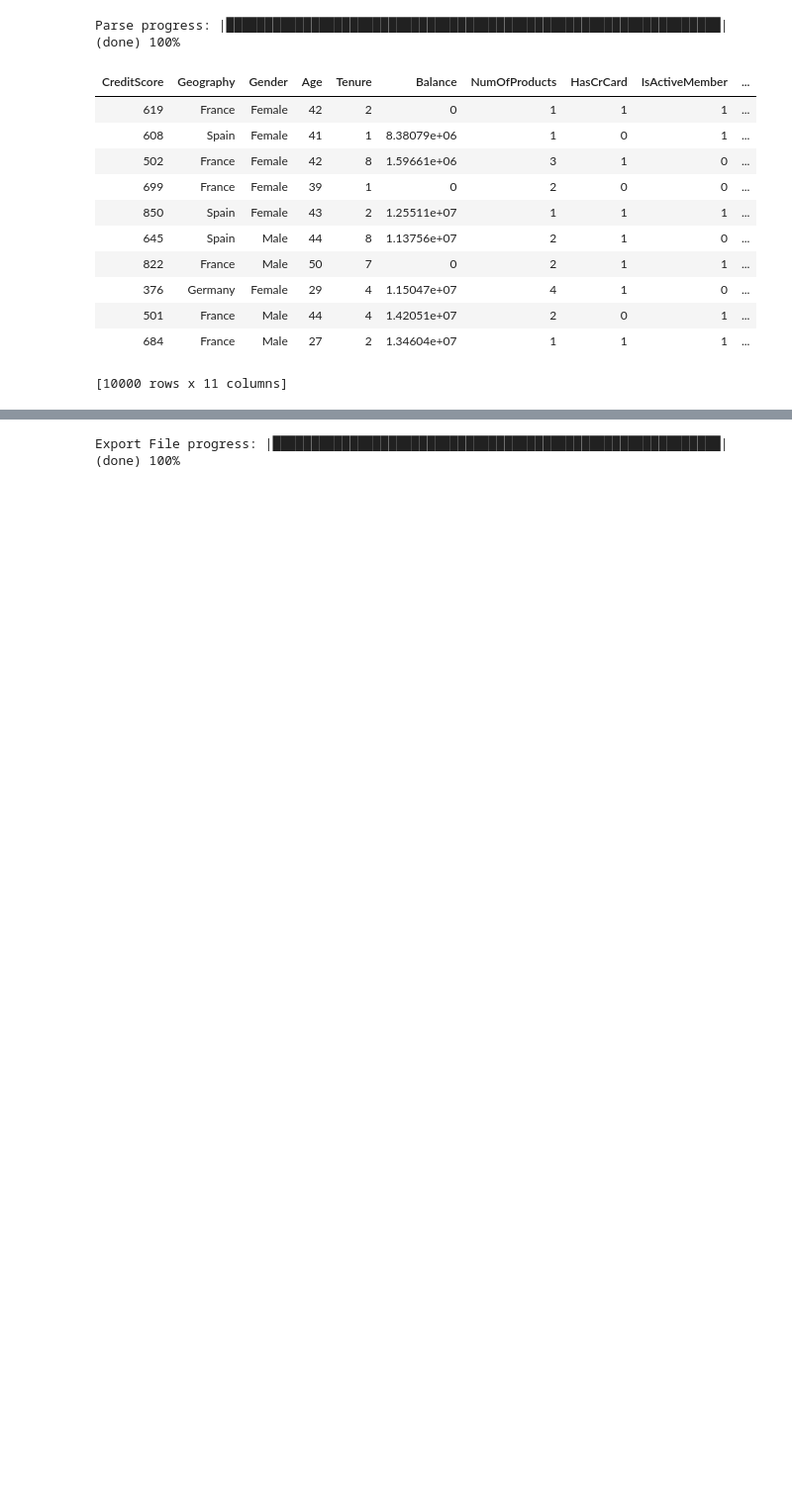
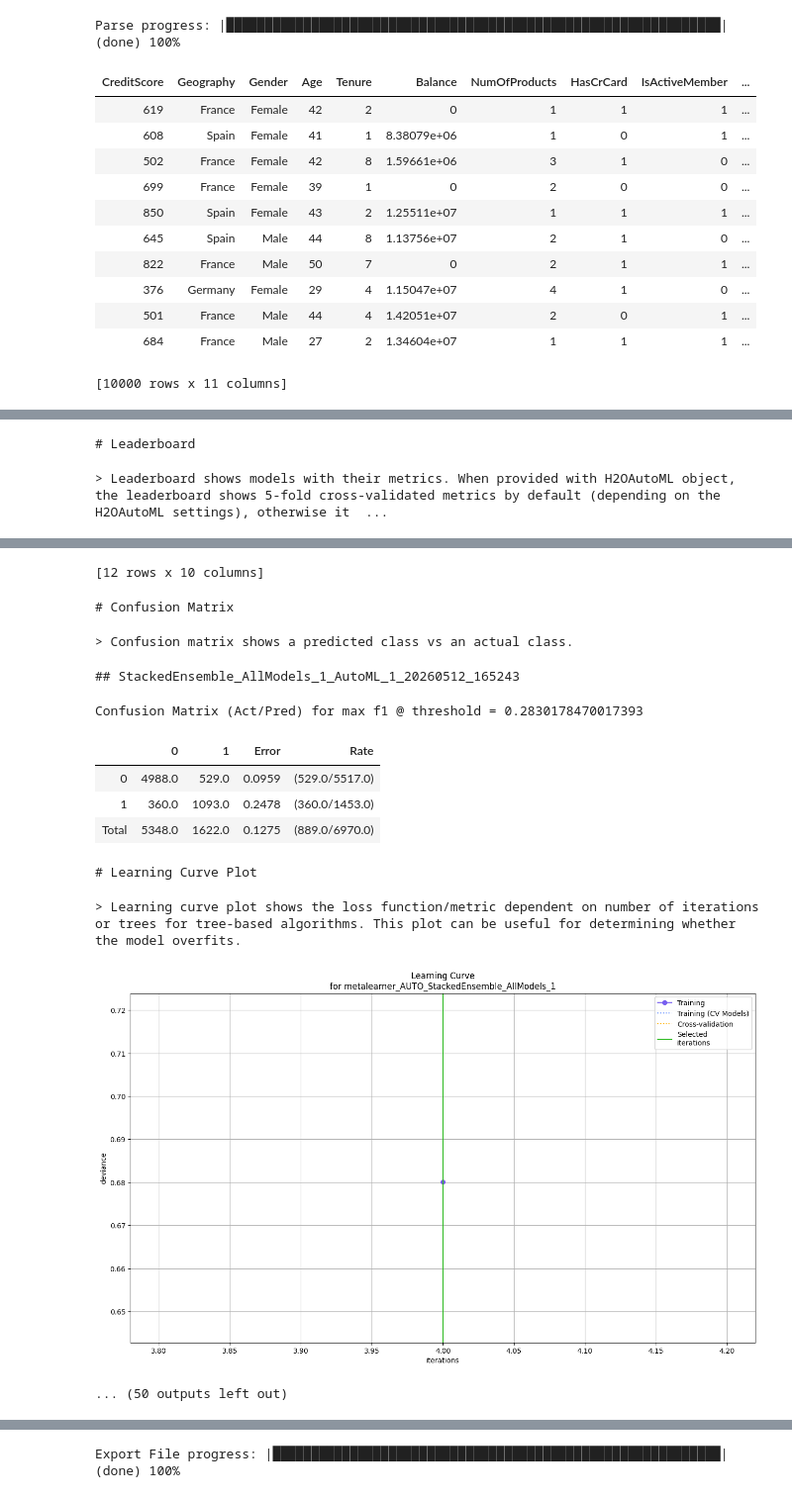
Before and after one commit to Joao-Inacio/AutoML-com--Python, a Jupyter notebook: notebooks/h2o.ipynb, the cells around one changed output, grey strips where cells are left out. Shown at 99% size. Saved outputs shown, nothing was run; the diff lists cells and outputs as text; code cells hidden in the pictures; blank space fills up the shorter version.

Commit message:
Explorando os 1 e 2 pilares: A Arquitetura Invisível e Explicabilidade de Modelos

```diff
--- a/notebooks/h2o.ipynb
+++ b/notebooks/h2o.ipynb
@@ -32,8 +36,10 @@ Connecting to H2O server at http://127.0.0.1:54321 ... successful.
 | H2O_internal_security: | False |
 | Python_version: | 3.10.20 final |
 # %%
-df = pd.read_csv("../data/Churn_treino.csv", sep=";")
-df = h2o.H2OFrame(df)
+# df = pd.read_csv("../data/Churn_treino.csv", sep=";")
+# df = h2o.H2OFrame(df)
+# df
+df = h2o.import_file("../data/Churn_treino.csv", sep=";")
 df
 # %% [output]
 Parse progress: |████████████████████████████████████████████████████████████████| (done) 100%
@@ -55,7 +61,7 @@ treino, teste = df.split_frame(ratios=[0.7])
 treino["Exited"] = treino["Exited"].asfactor()
 teste["Exited"] = teste["Exited"].asfactor()
 # %%
-modelo = H2OAutoML(max_runtime_secs=180)
+modelo = H2OAutoML(max_runtime_secs=60)
 modelo.train(y="Exited", training_frame=treino)
 # %% [output]
 AutoML progress: |███████████████████████████████████████████████████████████████| (done) 100%
@@ -76,3 +82,8 @@ Number of base models (used / total)       7/12
 Use `model.explain()` to inspect the model.
 --
 Use `h2o.display.toggle_user_tips()` to switch on/off this section.
+# %%
+modelo.explain(treino)
+# %% [output]
+# Leaderboard
+> Leaderboard shows models with their metrics. When provided with H2OAutoML object, the leaderboard shows 5-fold cross-validated metrics by default (depending on the H2OAutoML settings), otherwise it  ...
@@ -78,0 +103,13 @@ Use `h2o.display.toggle_user_tips()` to switch on/off this section.
+[12 rows x 10 columns]
+# Confusion Matrix
+> Confusion matrix shows a predicted class vs an actual class.
+## StackedEnsemble_AllModels_1_AutoML_1_20260512_165243
+Confusion Matrix (Act/Pred) for max f1 @ threshold = 0.2830178470017393
+|  | 0 | 1 | Error | Rate |
+| 0 | 4988.0 | 529.0 | 0.0959 | (529.0/5517.0) |
+| 1 | 360.0 | 1093.0 | 0.2478 | (360.0/1453.0) |
+| Total | 5348.0 | 1622.0 | 0.1275 | (889.0/6970.0) |
+# Learning Curve Plot
+> Learning curve plot shows the loss function/metric dependent on number of iterations or trees for tree-based algorithms. This plot can be useful for determining whether the model overfits.
+[figure, added]
+... (50 outputs left out)
```
Also changed, not shown: parts of 4 cells of this notebook.
